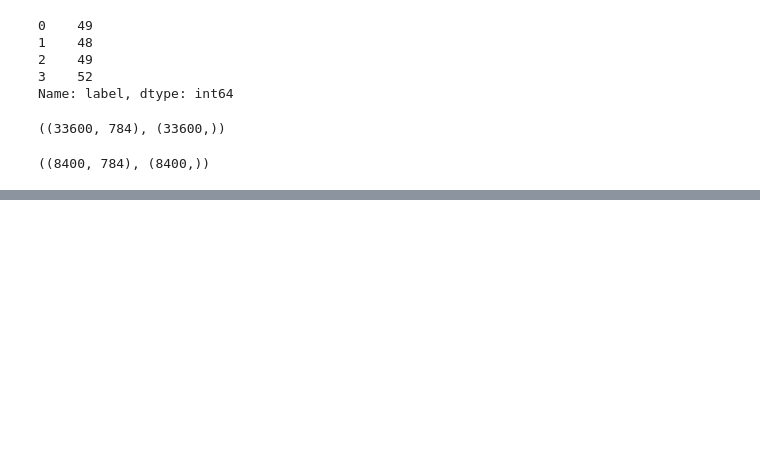
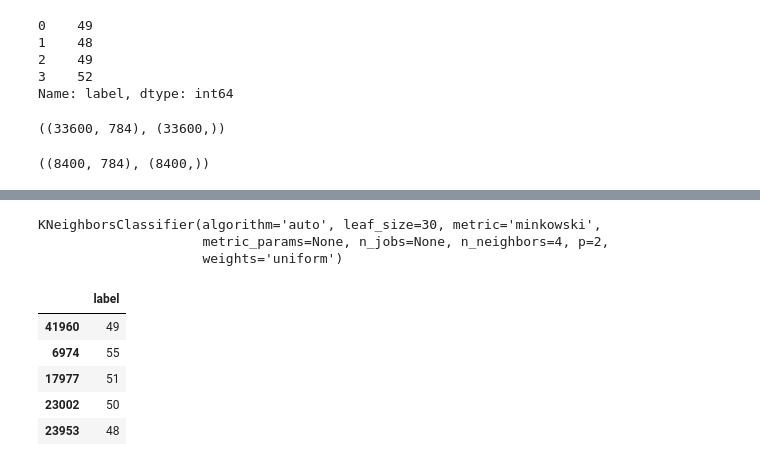
Before and after one commit to philipwalsh/digitrecognizer, a Jupyter notebook: knn-test.ipynb, the cells around one changed output, grey strips where cells are left out. Drawn from its saved outputs; the diff is of its cells as text; code cells hidden in the pictures; blank space fills up the shorter version.

```diff
--- a/knn-test.ipynb
+++ b/knn-test.ipynb
@@ -79,12 +110,25 @@ plt.show()
 # %%
 # take the best score, and plop it into here
-best_k=5
+best_k=4
 # %%
 knn = KNeighborsClassifier(n_neighbors = best_k)
 knn.fit(X_train, y_train)
+# %% [output]
+KNeighborsClassifier(algorithm='auto', leaf_size=30, metric='minkowski',
+                     metric_params=None, n_jobs=None, n_neighbors=4, p=2,
+                     weights='uniform')
 # %%
 # predict against the train data to find the residuals
 # %%
 predicted = knn.predict(X_train)
 # %%
 expected = y_train
+# %%
+pd.DataFrame(y_train).head()
+# %% [output]
+|  | label |
+| 41960 | 49 |
+| 6974 | 55 |
+| 17977 | 51 |
+| 23002 | 50 |
+| 23953 | 48 |
```
Also changed, not shown: parts of 24 cells of this notebook.
